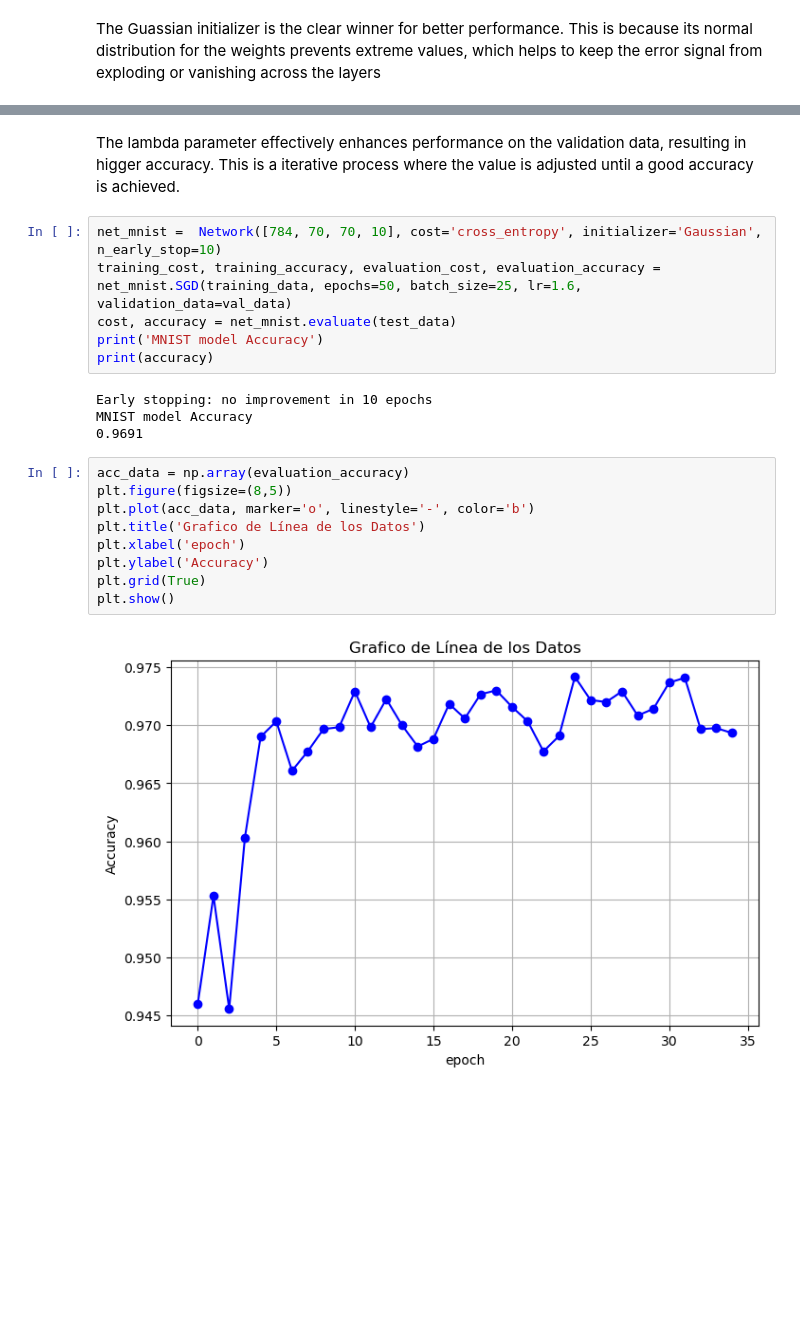
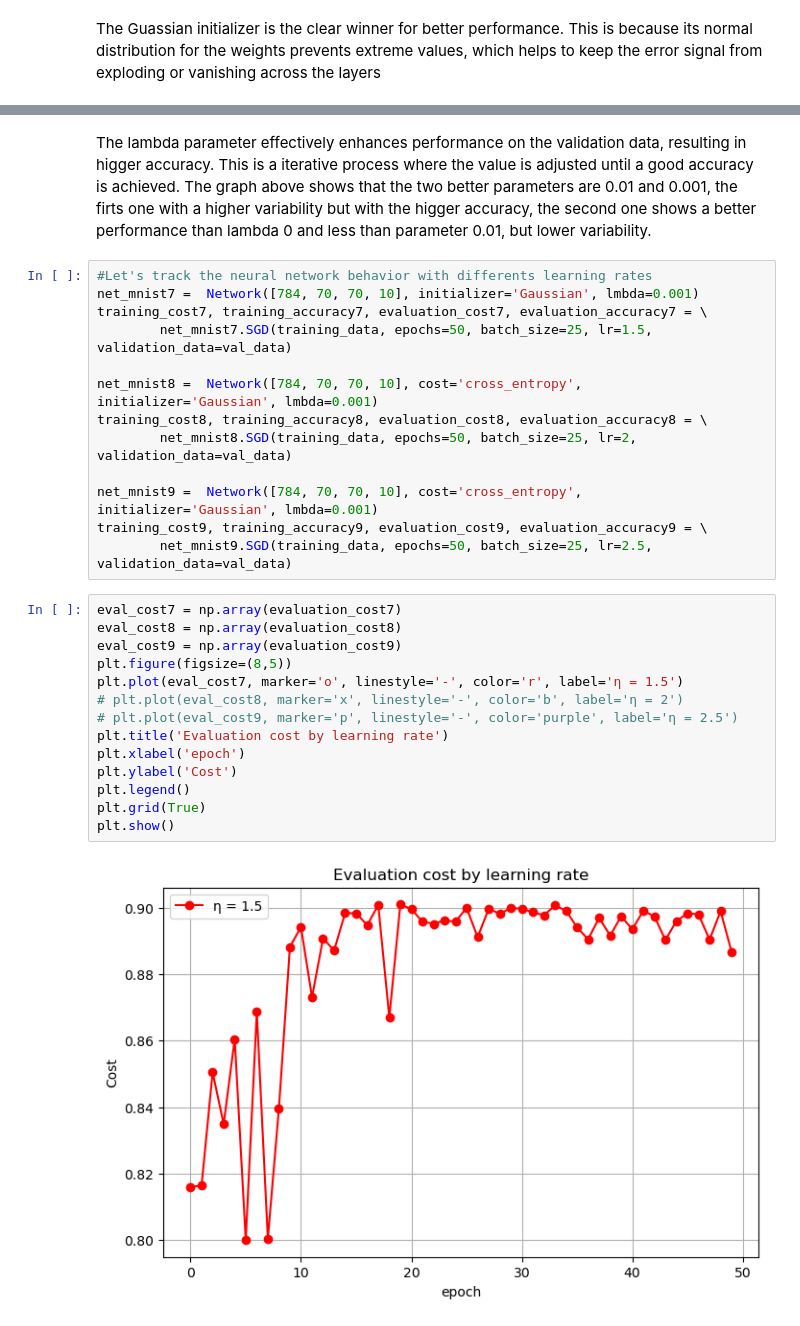
Before and after one commit to Miguel9Angel/Neural-Network, a Jupyter notebook: notebooks/testing_models.ipynb, the cells around one changed output, grey strips where cells are left out. Cells and saved outputs as stored; diff of their text form; blank space fills up the shorter version.

```diff
--- a/notebooks/testing_models.ipynb
+++ b/notebooks/testing_models.ipynb
@@ -147,23 +163,31 @@ plt.show()
 # %% [markdown]
-The lambda parameter effectively enhances performance on the validation data, resulting in higger accuracy. This is a iterative process where the value is adjusted until a good accuracy is achieved.
+The lambda parameter effectively enhances performance on the validation data, resulting in higger accuracy. This is a iterative process where the value is adjusted until a good accuracy is achieved. The graph above shows that the two better parameters are 0.01 and 0.001, the firts one with a higher variability but with the higger accuracy, the second one shows a better performance than lambda 0 and less than parameter 0.01, but lower variability.
-# %%
-net_mnist =  Network([784, 70, 70, 10], cost='cross_entropy', initializer='Gaussian', n_early_stop=10)
-training_cost, training_accuracy, evaluation_cost, evaluation_accuracy = net_mnist.SGD(training_data, epochs=50, batch_size=25, lr=1.6, validation_data=val_data)
-cost, accuracy = net_mnist.evaluate(test_data)
-print('MNIST model Accuracy')
-print(accuracy)
-# %% [output]
-Early stopping: no improvement in 10 epochs
-MNIST model Accuracy
-0.9691
-# %%
-acc_data = np.array(evaluation_accuracy)
-plt.figure(figsize=(8,5))
-plt.plot(acc_data, marker='o', linestyle='-', color='b')
-plt.title('Grafico de Línea de los Datos')
-plt.xlabel('epoch')
-plt.ylabel('Accuracy')
-plt.grid(True)
-plt.show()
-# %% [output]
-[figure, removed]
+# %%
+#Let's track the neural network behavior with differents learning rates
+net_mnist7 =  Network([784, 70, 70, 10], initializer='Gaussian', lmbda=0.001)
+training_cost7, training_accuracy7, evaluation_cost7, evaluation_accuracy7 = \
+        net_mnist7.SGD(training_data, epochs=50, batch_size=25, lr=1.5, validation_data=val_data)
+
+net_mnist8 =  Network([784, 70, 70, 10], cost='cross_entropy', initializer='Gaussian', lmbda=0.001)
+training_cost8, training_accuracy8, evaluation_cost8, evaluation_accuracy8 = \
+        net_mnist8.SGD(training_data, epochs=50, batch_size=25, lr=2, validation_data=val_data)
+
+net_mnist9 =  Network([784, 70, 70, 10], cost='cross_entropy', initializer='Gaussian', lmbda=0.001)
+training_cost9, training_accuracy9, evaluation_cost9, evaluation_accuracy9 = \
+        net_mnist9.SGD(training_data, epochs=50, batch_size=25, lr=2.5, validation_data=val_data)
+# %%
+eval_cost7 = np.array(evaluation_cost7)
+eval_cost8 = np.array(evaluation_cost8)
+eval_cost9 = np.array(evaluation_cost9)
+plt.figure(figsize=(8,5))
+plt.plot(eval_cost7, marker='o', linestyle='-', color='r', label='η = 1.5')
+# plt.plot(eval_cost8, marker='x', linestyle='-', color='b', label='η = 2')
+# plt.plot(eval_cost9, marker='p', linestyle='-', color='purple', label='η = 2.5')
+plt.title('Evaluation cost by learning rate')
+plt.xlabel('epoch')
+plt.ylabel('Cost')
+plt.legend()
+plt.grid(True)
+plt.show()
+# %% [output]
+[figure, added]
```
Also changed, not shown: parts of 12 cells of this notebook, 1 other file.
